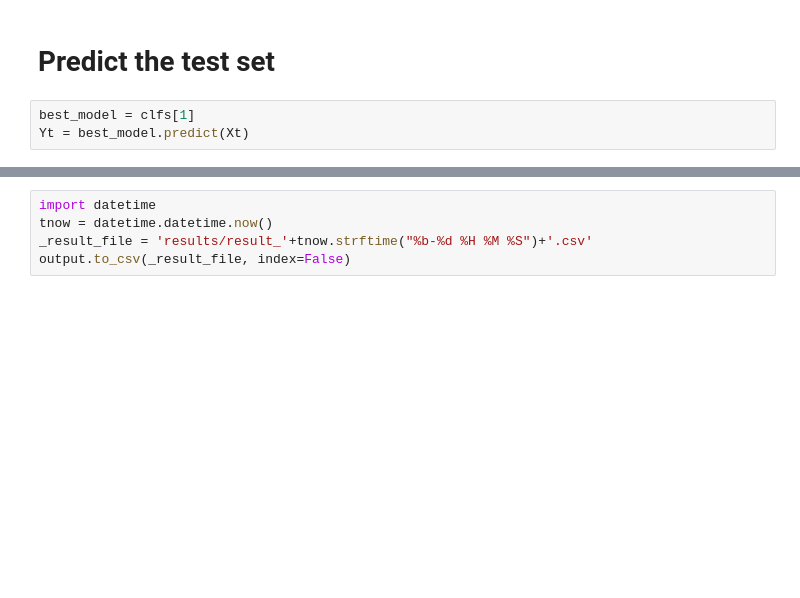
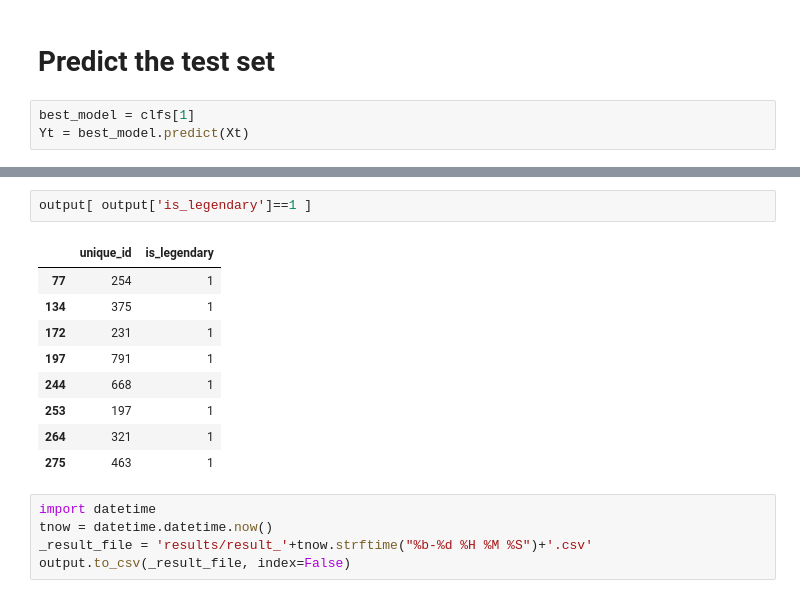
Before and after one commit to cabesd/Kaggle-pokemonlite, a Jupyter notebook: 4a Modelling.ipynb, the cells around one changed output, grey strips where cells are left out. Cells and saved outputs as stored; diff of their text form; blank space fills up the shorter version.

```diff
--- a/4a Modelling.ipynb
+++ b/4a Modelling.ipynb
@@ -383,3 +527,15 @@ output.head()
+# %%
+output[ output['is_legendary']==1 ]
+# %% [output]
+|  | unique_id | is_legendary |
+| 77 | 254 | 1 |
+| 134 | 375 | 1 |
+| 172 | 231 | 1 |
+| 197 | 791 | 1 |
+| 244 | 668 | 1 |
+| 253 | 197 | 1 |
+| 264 | 321 | 1 |
+| 275 | 463 | 1 |
 # %%
 import datetime
 tnow = datetime.datetime.now()
```
Also changed, not shown: parts of 26 cells of this notebook, 8 other files.
